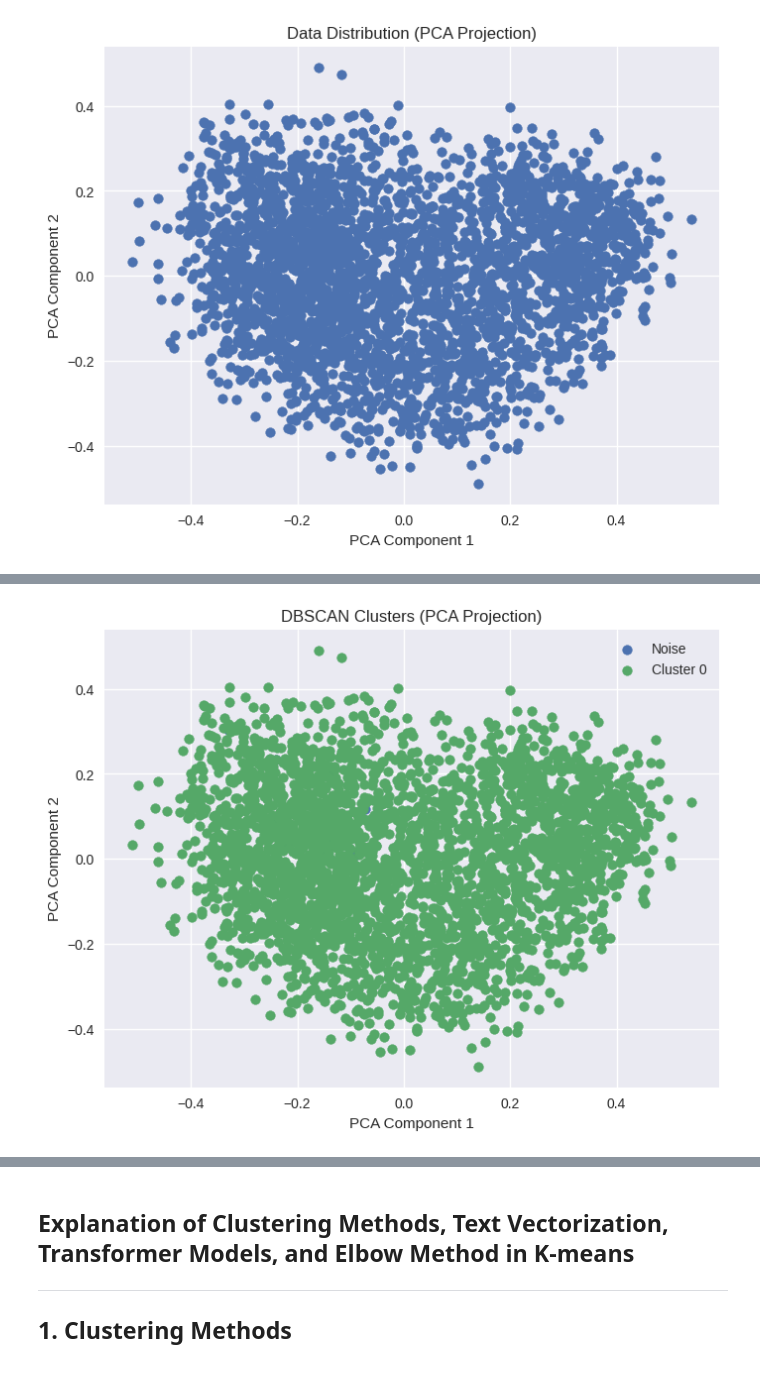
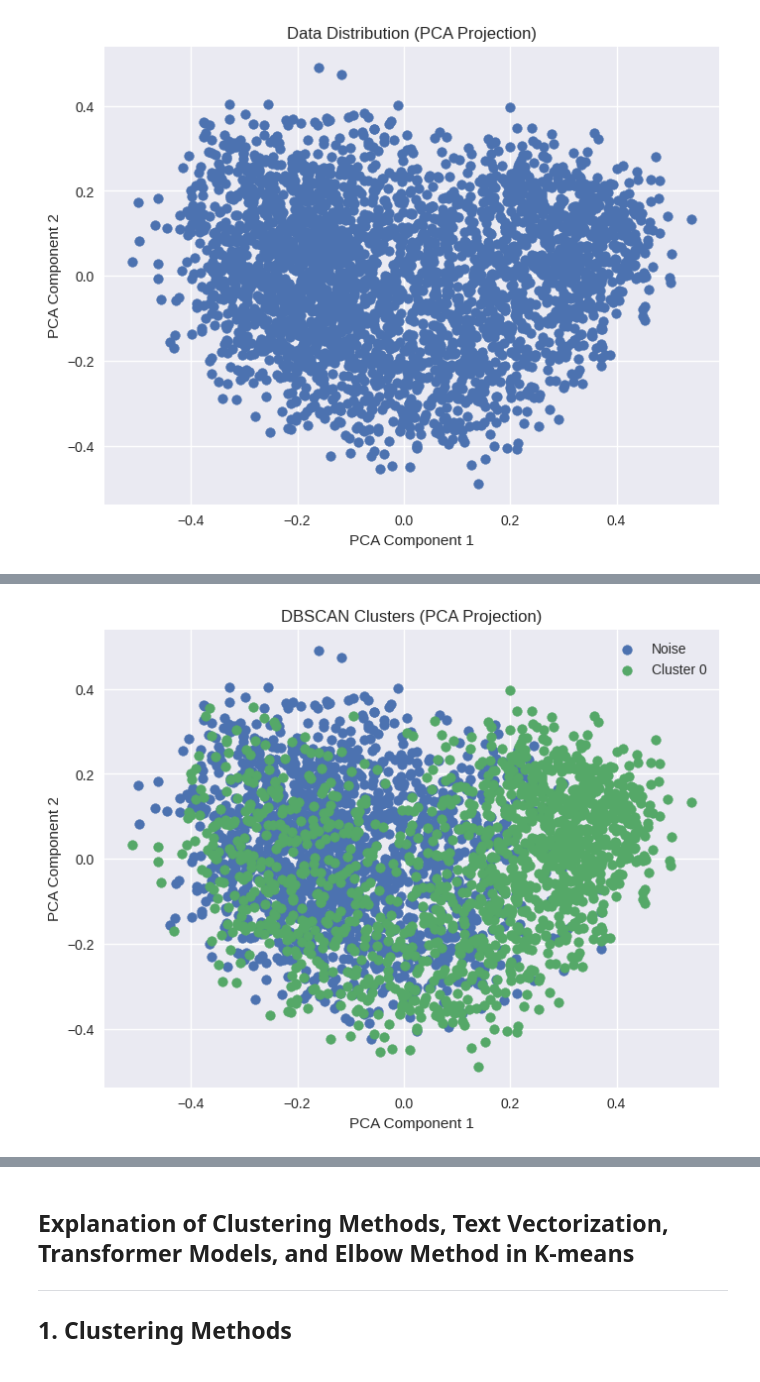
Before and after one commit to erfan-f/Artificial-Intelligence-Course, a Jupyter notebook: CA5/notebook.ipynb, the cells around one changed output, grey strips where cells are left out. Saved outputs shown, nothing was run; the diff lists cells and outputs as text; code cells hidden in the pictures.

```diff
--- a/CA5/notebook.ipynb
+++ b/CA5/notebook.ipynb
@@ -140,6 +132,3 @@ df["cluster_dbscan"] = dbscan.fit_predict(embeddings)
-# %%
-hierarchical = AgglomerativeClustering(n_clusters=k, metric="cosine", linkage="average")
-df["cluster_hierarchical"] = hierarchical.fit_predict(embeddings)
 # %%
 pca = PCA(n_components=2)
 reduced = pca.fit_transform(embeddings)
@@ -157,6 +146,10 @@ plt.show()
 # %% [output]
 [figure]
 # %%
+k = 3
+kmeans = KMeans(n_clusters=k, random_state=491)
+df["cluster_kmeans"] = kmeans.fit_predict(embeddings)
+
 plt.figure(figsize=(8, 6))
 for cluster_id in sorted(df["cluster_kmeans"].unique()):
     cluster_points = df[df["cluster_kmeans"] == cluster_id]
@@ -173,15 +166,18 @@ plt.show()
 # %%
+dbscan = DBSCAN(eps=0.3, min_samples=4, metric="cosine")
+df["cluster_dbscan"] = dbscan.fit_predict(embeddings)
+
 plt.figure(figsize=(8, 6))
 for cluster_id in sorted(df["cluster_dbscan"].unique()):
     cluster_points = df[df["cluster_dbscan"] == cluster_id]
     label = f"Cluster {cluster_id}" if cluster_id != -1 else "Noise"
     plt.scatter(cluster_points["pca1"], cluster_points["pca2"], label=label)
 plt.title("DBSCAN Clusters (PCA Projection)")
 plt.xlabel("PCA Component 1")
 plt.ylabel("PCA Component 2")
 plt.legend()
 plt.grid(True)
 plt.show()
 # %% [output]
-[figure, old version]
+[figure, new version]
 # %%
```
Also changed, not shown: parts of 13 cells of this notebook, 2 other files.
